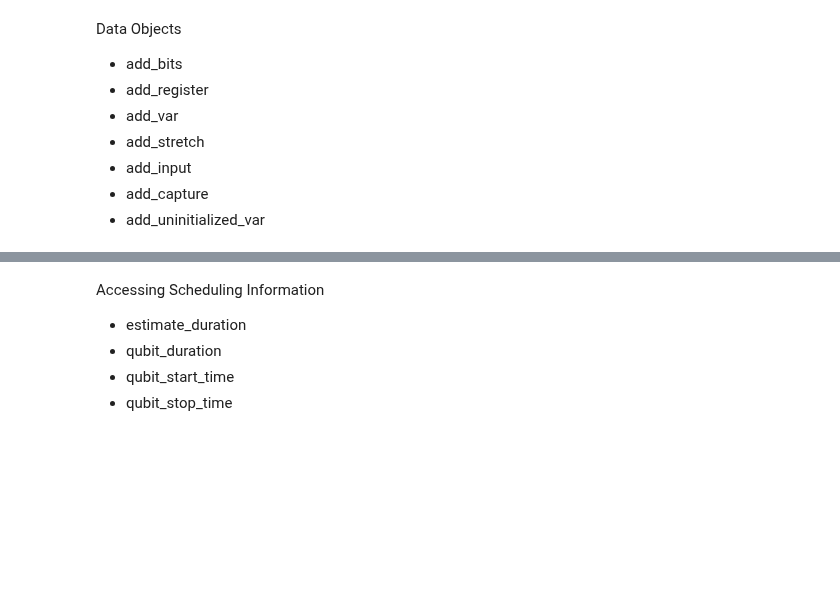
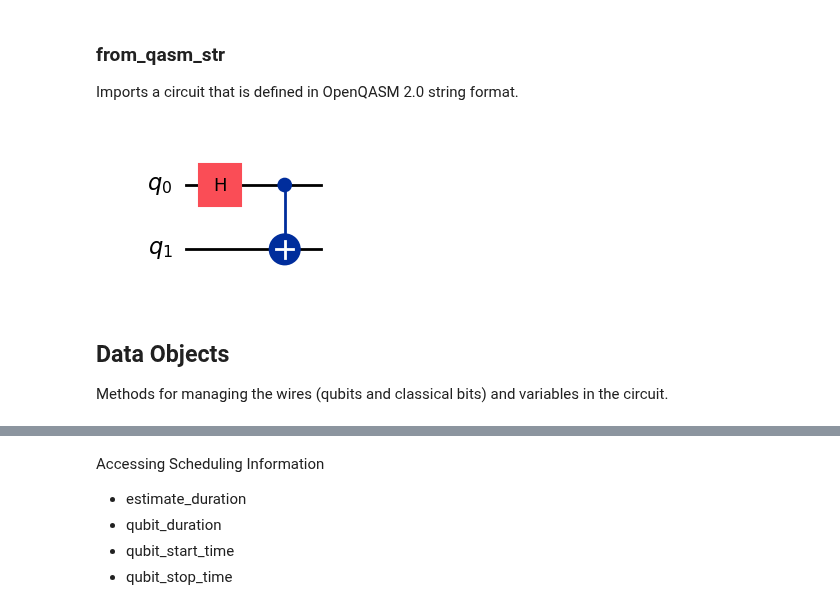
Before and after one commit to kibrahim757/qiskit_certification_examples, a Jupyter notebook: Section_1_Perform_Quantum_Operations/2_4_Circuit_Mechanics.ipynb, the cells around one changed output, grey strips where cells are left out. Cells and saved outputs as stored; diff of their text form; code cells hidden in the pictures; blank space fills up the shorter version.

```diff
--- a/Section_1_Perform_Quantum_Operations/2_4_Circuit_Mechanics.ipynb
+++ b/Section_1_Perform_Quantum_Operations/2_4_Circuit_Mechanics.ipynb
@@ -76,12 +130,21 @@ qc2.draw('mpl')
+# %% [markdown]
+### from_qasm_str
+
+Imports a circuit that is defined in OpenQASM 2.0 string format.
+# %%
+qasm_str = """OPENQASM 2.0;
+include "qelib1.inc";
+qreg q[2];
+h q[0];
+cx q[0],q[1];"""
+qc = QuantumCircuit.from_qasm_str(qasm_str)
+qc.draw('mpl')
+# %% [output]
+[figure, added]
 # %% [markdown]
-Data Objects
-* add_bits
-* add_register
-* add_var
-* add_stretch
-* add_input
-* add_capture
-* add_uninitialized_var
+## Data Objects
+
+Methods for managing the wires (qubits and classical bits) and variables in the circuit.
 # %%
 from qiskit.circuit import QuantumCircuit
 
```
Also changed, not shown: parts of 90 cells of this notebook.
